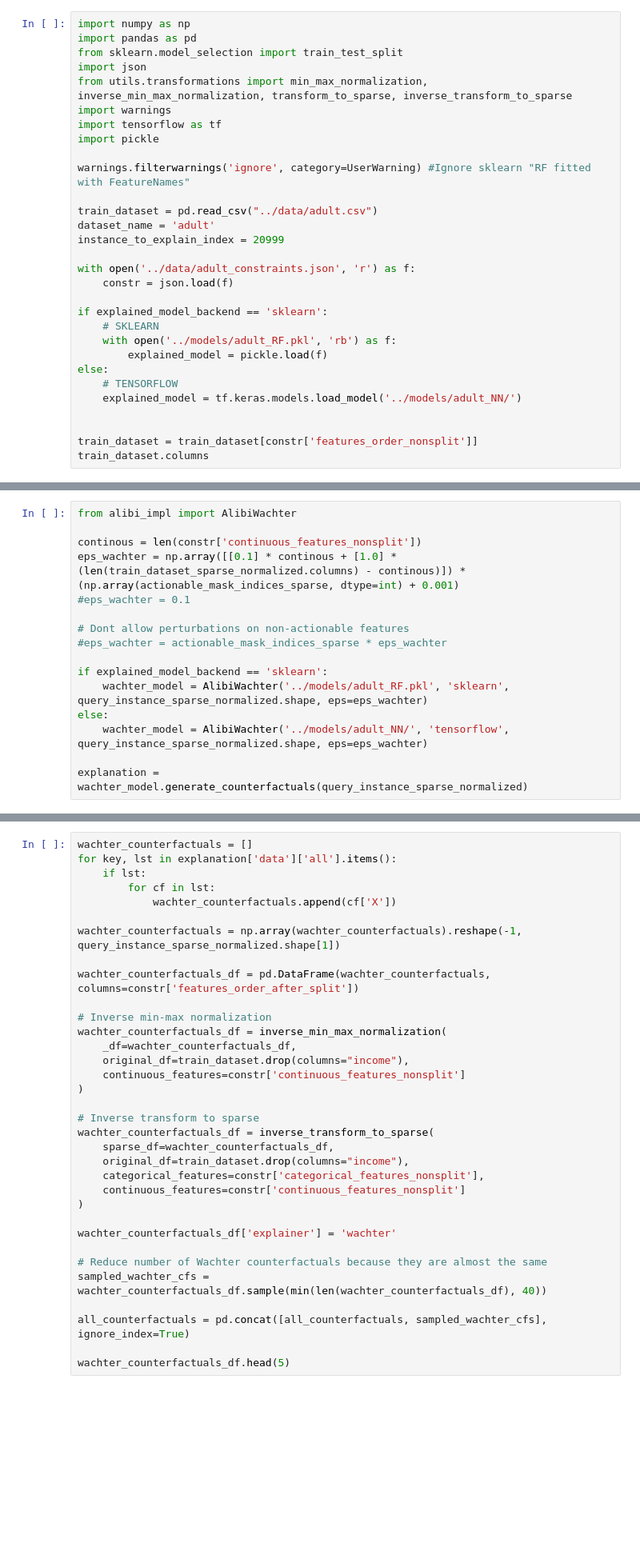
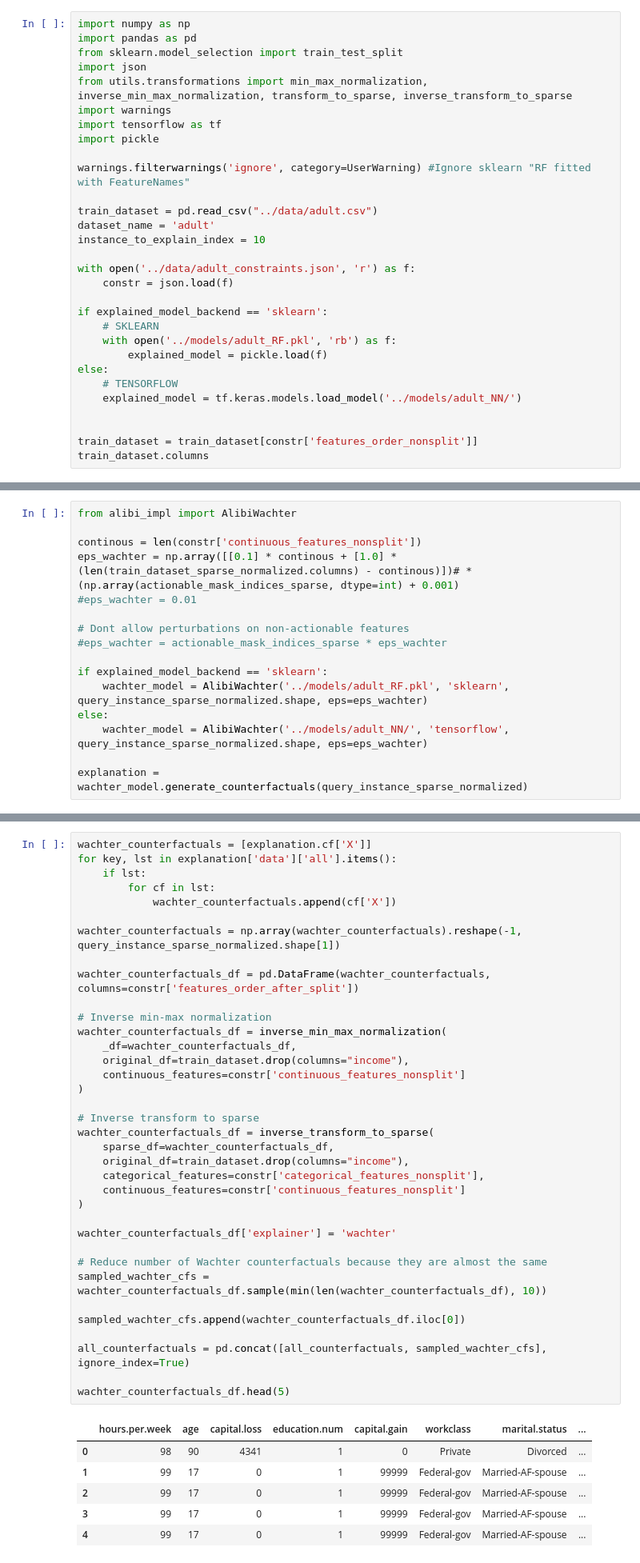
Before and after one commit to istepka/MCSECE, a Jupyter notebook: src/ensemble.ipynb, the cells around one changed output, grey strips where cells are left out. Shown at 80% size. Cells and saved outputs as stored; diff of their text form; blank space fills up the shorter version.

```diff
--- a/src/ensemble.ipynb
+++ b/src/ensemble.ipynb
@@ -17,7 +17,7 @@ warnings.filterwarnings('ignore', category=UserWarning) #Ignore sklearn "RF fitt
 
 train_dataset = pd.read_csv("../data/adult.csv")
 dataset_name = 'adult'
-instance_to_explain_index = 20999
+instance_to_explain_index = 10
 
 with open('../data/adult_constraints.json', 'r') as f:
     constr = json.load(f)
@@ -161,8 +261,8 @@ WACHTER
 from alibi_impl import AlibiWachter
 
 continous = len(constr['continuous_features_nonsplit'])
-eps_wachter = np.array([[0.1] * continous + [1.0] * (len(train_dataset_sparse_normalized.columns) - continous)]) * (np.array(actionable_mask_indices_sparse, dtype=int) + 0.001)
-#eps_wachter = 0.1
+eps_wachter = np.array([[0.1] * continous + [1.0] * (len(train_dataset_sparse_normalized.columns) - continous)])# * (np.array(actionable_mask_indices_sparse, dtype=int) + 0.001)
+#eps_wachter = 0.01
 
 # Dont allow perturbations on non-actionable features
 #eps_wachter = actionable_mask_indices_sparse * eps_wachter
@@ -176,36 +278,45 @@ explanation = wachter_model.generate_counterfactuals(query_instance_sparse_norma
 # %%
-wachter_counterfactuals = []
+wachter_counterfactuals = [explanation.cf['X']]
 for key, lst in explanation['data']['all'].items():
     if lst:
         for cf in lst:
             wachter_counterfactuals.append(cf['X'])
 
 wachter_counterfactuals = np.array(wachter_counterfactuals).reshape(-1, query_instance_sparse_normalized.shape[1])
 
 wachter_counterfactuals_df = pd.DataFrame(wachter_counterfactuals, columns=constr['features_order_after_split'])
 
 # Inverse min-max normalization
 wachter_counterfactuals_df = inverse_min_max_normalization(
     _df=wachter_counterfactuals_df,
     original_df=train_dataset.drop(columns="income"),
     continuous_features=constr['continuous_features_nonsplit']
 )
 
 # Inverse transform to sparse
 wachter_counterfactuals_df = inverse_transform_to_sparse(
     sparse_df=wachter_counterfactuals_df,
     original_df=train_dataset.drop(columns="income"),
     categorical_features=constr['categorical_features_nonsplit'],
     continuous_features=constr['continuous_features_nonsplit']
 )
 
 wachter_counterfactuals_df['explainer'] = 'wachter'
 
 # Reduce number of Wachter counterfactuals because they are almost the same
-sampled_wachter_cfs = wachter_counterfactuals_df.sample(min(len(wachter_counterfactuals_df), 40))
+sampled_wachter_cfs = wachter_counterfactuals_df.sample(min(len(wachter_counterfactuals_df), 10))
+
+sampled_wachter_cfs.append(wachter_counterfactuals_df.iloc[0])
 
 all_counterfactuals = pd.concat([all_counterfactuals, sampled_wachter_cfs], ignore_index=True)
 
 wachter_counterfactuals_df.head(5)
+# %% [output]
+|  | hours.per.week | age | capital.loss | education.num | capital.gain | workclass | marital.status | ... |
+| 0 | 98 | 90 | 4341 | 1 | 0 | Private | Divorced | ... |
+| 1 | 99 | 17 | 0 | 1 | 99999 | Federal-gov | Married-AF-spouse | ... |
+| 2 | 99 | 17 | 0 | 1 | 99999 | Federal-gov | Married-AF-spouse | ... |
+| 3 | 99 | 17 | 0 | 1 | 99999 | Federal-gov | Married-AF-spouse | ... |
+| 4 | 99 | 17 | 0 | 1 | 99999 | Federal-gov | Married-AF-spouse | ... |
 # %%
 wachter_counterfactuals_df.shape
```
Also changed, not shown: parts of 42 cells of this notebook, 5 other files.
